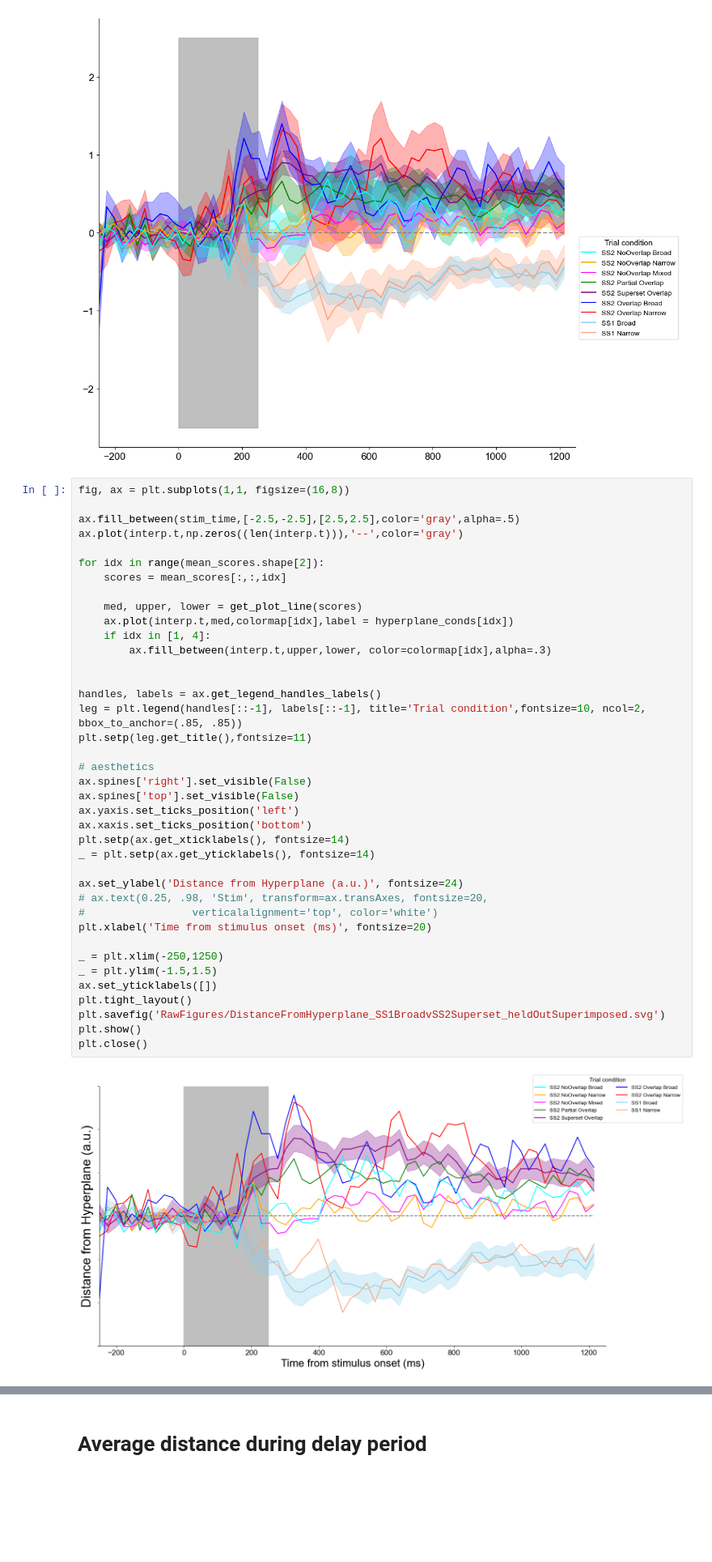
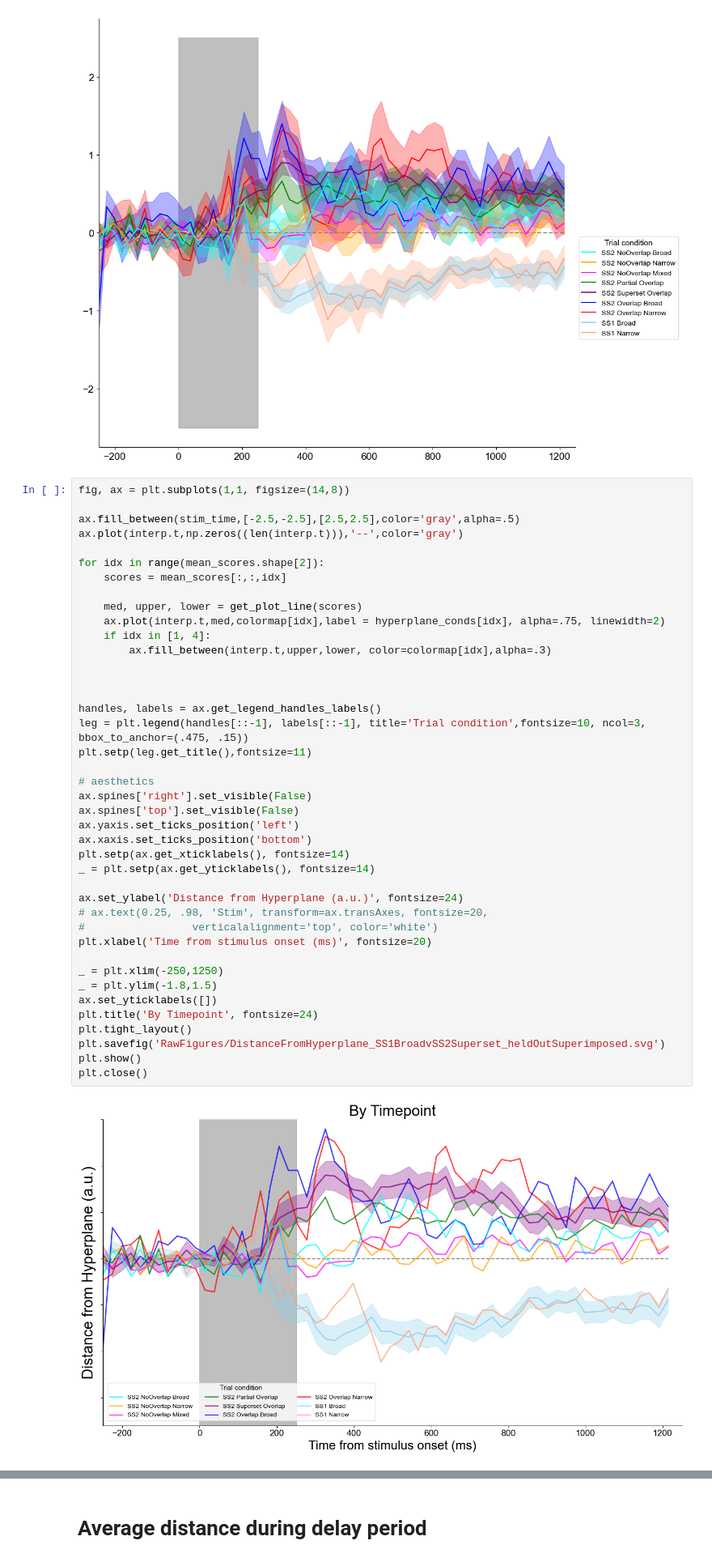
Before and after one commit to henrymj/DissociatingWMLoadFromSpatialAttention, a Jupyter notebook: Exp2/scripts/analysis/hyperplane.ipynb, the cells around one changed output, grey strips where cells are left out. Shown at 81% size. Saved outputs shown, nothing was run; the diff lists cells and outputs as text; blank space fills up the shorter version.

```diff
--- a/Exp2/scripts/analysis/hyperplane.ipynb
+++ b/Exp2/scripts/analysis/hyperplane.ipynb
@@ -251,7 +253,7 @@ plt.close()
 # %% [output]
 [figure]
 # %%
-fig, ax = plt.subplots(1,1, figsize=(16,8))
+fig, ax = plt.subplots(1,1, figsize=(14,8))
 
 ax.fill_between(stim_time,[-2.5,-2.5],[2.5,2.5],color='gray',alpha=.5)
 ax.plot(interp.t,np.zeros((len(interp.t))),'--',color='gray')
@@ -260,37 +262,39 @@ for idx in range(mean_scores.shape[2]):
     scores = mean_scores[:,:,idx]
 
     med, upper, lower = get_plot_line(scores)
-    ax.plot(interp.t,med,colormap[idx],label = hyperplane_conds[idx])
+    ax.plot(interp.t,med,colormap[idx],label = hyperplane_conds[idx], alpha=.75, linewidth=2)
     if idx in [1, 4]:
         ax.fill_between(interp.t,upper,lower, color=colormap[idx],alpha=.3)
 
 
+
 handles, labels = ax.get_legend_handles_labels()
-leg = plt.legend(handles[::-1], labels[::-1], title='Trial condition',fontsize=10, ncol=2, bbox_to_anchor=(.85, .85))
+leg = plt.legend(handles[::-1], labels[::-1], title='Trial condition',fontsize=10, ncol=3, bbox_to_anchor=(.475, .15))
 plt.setp(leg.get_title(),fontsize=11)
 
 # aesthetics
 ax.spines['right'].set_visible(False)
 ax.spines['top'].set_visible(False)
 ax.yaxis.set_ticks_position('left')
 ax.xaxis.set_ticks_position('bottom')
 plt.setp(ax.get_xticklabels(), fontsize=14)
 _ = plt.setp(ax.get_yticklabels(), fontsize=14)
 
 ax.set_ylabel('Distance from Hyperplane (a.u.)', fontsize=24)
 # ax.text(0.25, .98, 'Stim', transform=ax.transAxes, fontsize=20,
 #                 verticalalignment='top', color='white')
 plt.xlabel('Time from stimulus onset (ms)', fontsize=20)
 
 _ = plt.xlim(-250,1250)
-_ = plt.ylim(-1.5,1.5)
+_ = plt.ylim(-1.8,1.5)
 ax.set_yticklabels([])
+plt.title('By Timepoint', fontsize=24)
 plt.tight_layout()
 plt.savefig('RawFigures/DistanceFromHyperplane_SS1BroadvSS2Superset_heldOutSuperimposed.svg')
 plt.show()
 plt.close()
 # %% [output]
-[figure, old version]
+[figure, new version]
 # %%
 fig, ax = plt.subplots(1,1, figsize=(12,8))
 
```
Also changed, not shown: parts of 2 cells of this notebook, 47 other files.
